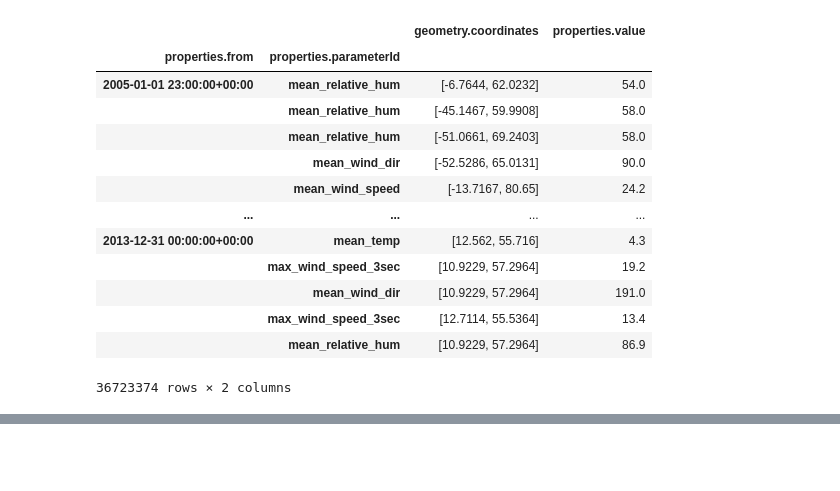
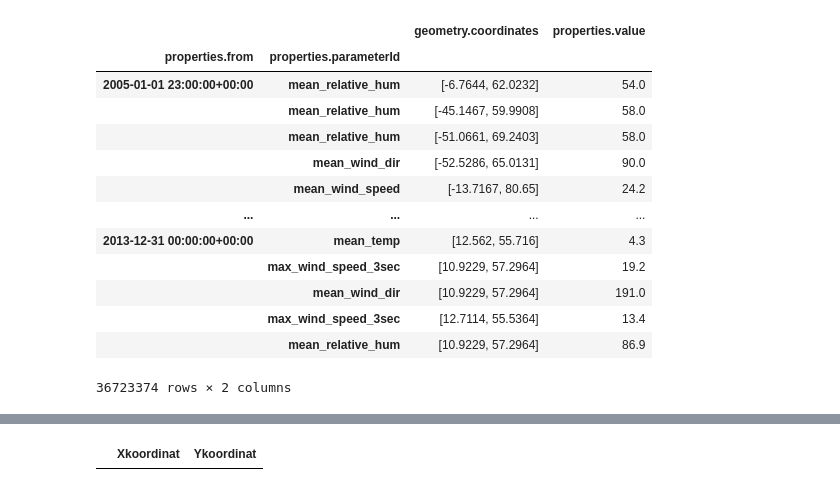
Before and after one commit to Flurry58/BigDataProject, a Jupyter notebook: WeatherData.ipynb, the cells around one changed output, grey strips where cells are left out. Cells and saved outputs as stored; diff of their text form; code cells hidden in the pictures; blank space fills up the shorter version.

```diff
--- a/WeatherData.ipynb
+++ b/WeatherData.ipynb
@@ -221,3 +205,24 @@ weather_smallest[["properties.parameterId", "properties.value"]].pivot(columns=[
 |  | mean_wind_speed | NaN | NaN | NaN | NaN | ... |
 |  | min_temp | NaN | NaN | NaN | NaN | ... |
 |  | min_temperature_12h | NaN | NaN | NaN | NaN | ... |
+# %%
+cleaned_data_list = ["2005_cleaned.csv", "2006_cleaned.csv", "2007_cleaned.csv", "2008_cleaned.csv",
+                     "2009_cleaned.csv", "2010_cleaned.csv", "2011_cleaned.csv", "2012_cleaned.csv",
+                     "2013_cleaned.csv"]
+cleaned_dfs = []
+for file in cleaned_data_list:
+    cleaned_dfs.append(pd.read_csv("CleanedData/" + file))
+
+cleaned_bike_data = pd.concat(cleaned_dfs)
+# %%
+cleaned_bike_data = cleaned_bike_data.drop(columns=["Unnamed: 0"])
+# %%
+weather_smallest = weather_smallest[weather_smallest["Xkoordinat"] > cleaned_bike_data["Xkoordinat"].min()]
+weather_smallest = weather_smallest[weather_smallest["Xkoordinat"] < cleaned_bike_data["Xkoordinat"].max()]
+
+weather_smallest = weather_smallest[weather_smallest["Ykoordinat"] > cleaned_bike_data["Ykoordinat"].min()]
+weather_smallest = weather_smallest[weather_smallest["Ykoordinat"] < cleaned_bike_data["Ykoordinat"].max()]
+# %%
+pd.merge(weather_smallest[["Xkoordinat", "Ykoordinat"]].apply(lambda num : round(num, 2)), cleaned_bike_data[["Xkoordinat", "Ykoordinat"]])
+# %% [output]
+|  | Xkoordinat | Ykoordinat |
```
Also changed, not shown: parts of 1 cell of this notebook.
